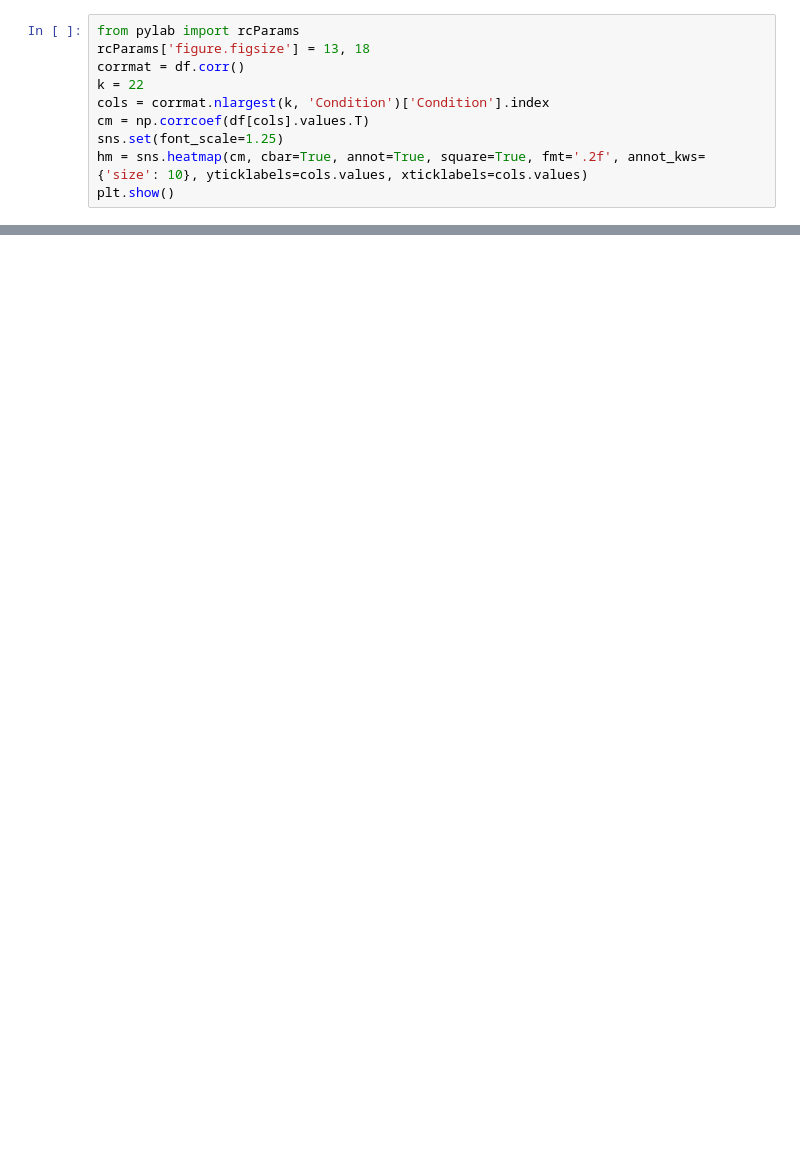
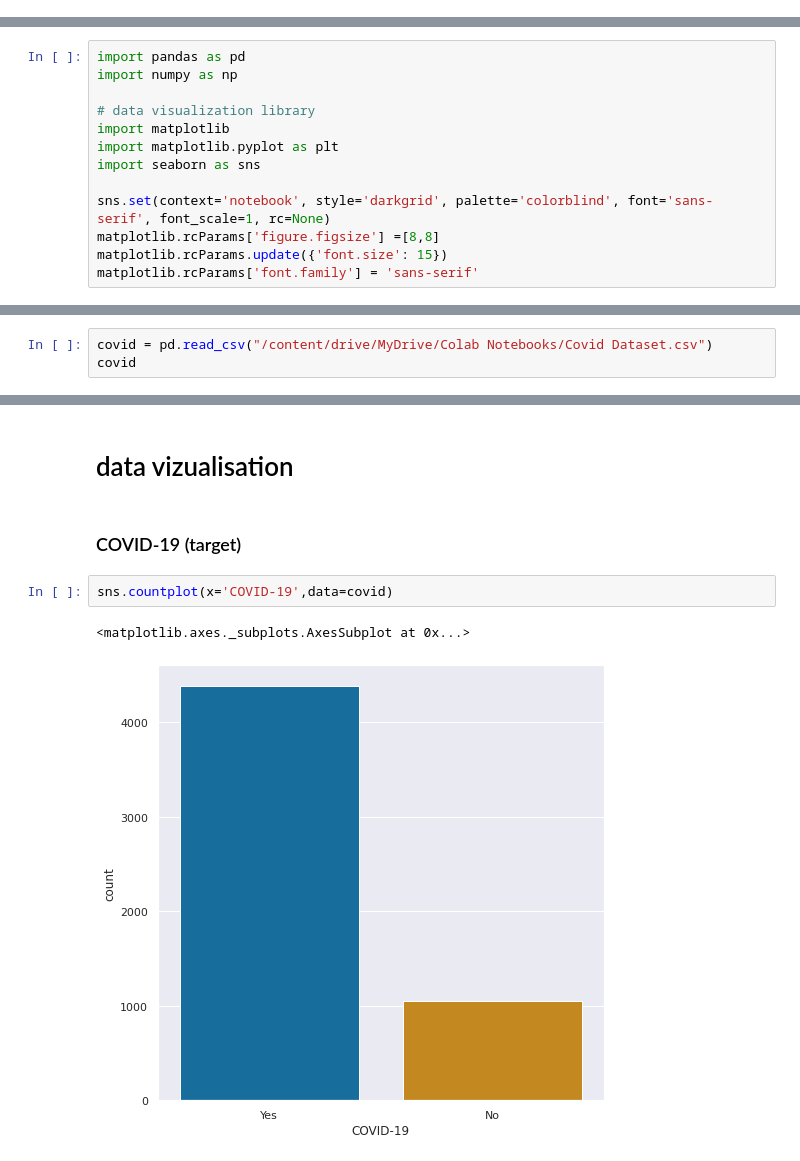
Before and after one commit to hackcoderr/covid-19-symptoms-predictor-web-app, a Jupyter notebook: ml/covid_detection.ipynb, the cells around one changed output, grey strips where cells are left out. Drawn from its saved outputs; the diff is of its cells as text; blank space fills up the shorter version.

```diff
--- a/ml/covid_detection.ipynb
+++ b/ml/covid_detection.ipynb
@@ -217,10 +2,0 @@ df
-# %%
-from pylab import rcParams
-rcParams['figure.figsize'] = 13, 18
-corrmat = df.corr()
-k = 22
-cols = corrmat.nlargest(k, 'Condition')['Condition'].index
-cm = np.corrcoef(df[cols].values.T)
-sns.set(font_scale=1.25)
-hm = sns.heatmap(cm, cbar=True, annot=True, square=True, fmt='.2f', annot_kws={'size': 10}, yticklabels=cols.values, xticklabels=cols.values)
-plt.show()
@@ -513,0 +25,13 @@ array([1, 1, 1, ..., 1, 1, 1])
+# %%
+import pandas as pd
+import numpy as np
+
+# data visualization library
+import matplotlib
+import matplotlib.pyplot as plt
+import seaborn as sns
+
+sns.set(context='notebook', style='darkgrid', palette='colorblind', font='sans-serif', font_scale=1, rc=None)
+matplotlib.rcParams['figure.figsize'] =[8,8]
+matplotlib.rcParams.update({'font.size': 15})
+matplotlib.rcParams['font.family'] = 'sans-serif'
@@ -513,0 +45,3 @@ array([1, 1, 1, ..., 1, 1, 1])
+# %%
+covid = pd.read_csv("/content/drive/MyDrive/Colab Notebooks/Covid Dataset.csv")
+covid
@@ -513,0 +138,9 @@ array([1, 1, 1, ..., 1, 1, 1])
+# %% [markdown]
+# data vizualisation
+# %% [markdown]
+### COVID-19 (target)
+# %%
+sns.countplot(x='COVID-19',data=covid)
+# %% [output]
+<matplotlib.axes._subplots.AxesSubplot at 0x...>
+[figure, added]
```
Also changed, not shown: parts of 135 cells of this notebook.
